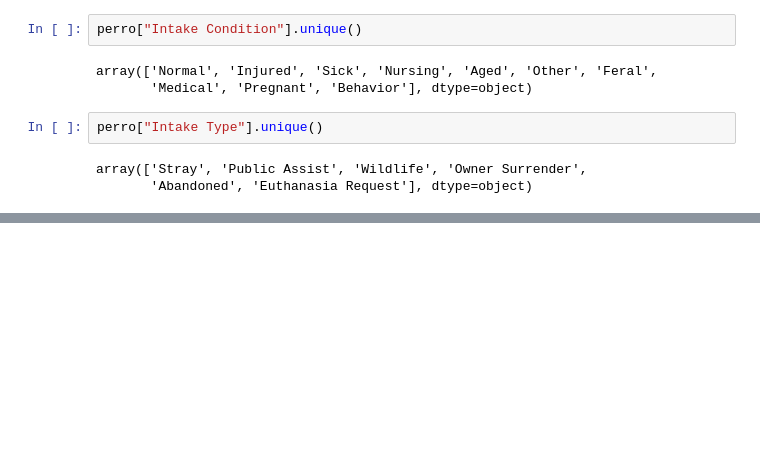
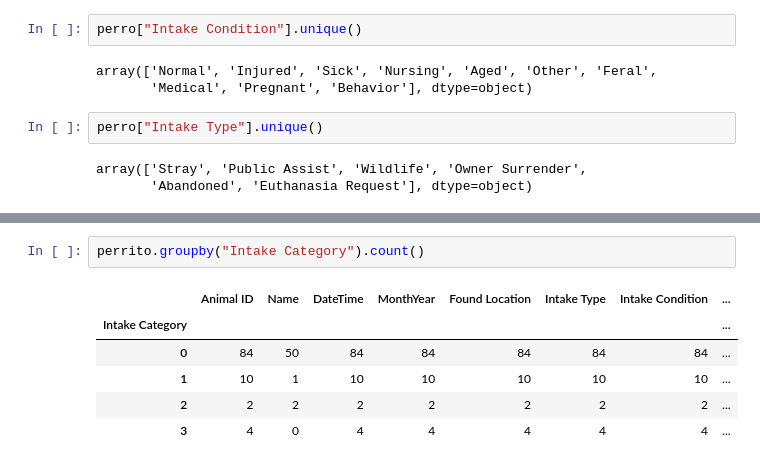
Before and after one commit to marchy-march/Animal_Shelter_Data, a Jupyter notebook: perros.ipynb, the cells around one changed output, grey strips where cells are left out. Cells and saved outputs as stored; diff of their text form; blank space fills up the shorter version.

```diff
--- a/perros.ipynb
+++ b/perros.ipynb
@@ -183,0 +286,9 @@ array(['Stray', 'Public Assist', 'Wildlife', 'Owner Surrender',
+# %%
+perrito.groupby("Intake Category").count()
+# %% [output]
+|  | Animal ID | Name | DateTime | MonthYear | Found Location | Intake Type | Intake Condition | ... |
+| Intake Category |  |  |  |  |  |  |  | ... |
+| 0 | 84 | 50 | 84 | 84 | 84 | 84 | 84 | ... |
+| 1 | 10 | 1 | 10 | 10 | 10 | 10 | 10 | ... |
+| 2 | 2 | 2 | 2 | 2 | 2 | 2 | 2 | ... |
+| 3 | 4 | 0 | 4 | 4 | 4 | 4 | 4 | ... |
```
Also changed, not shown: parts of 50 cells of this notebook, 2 other files.
